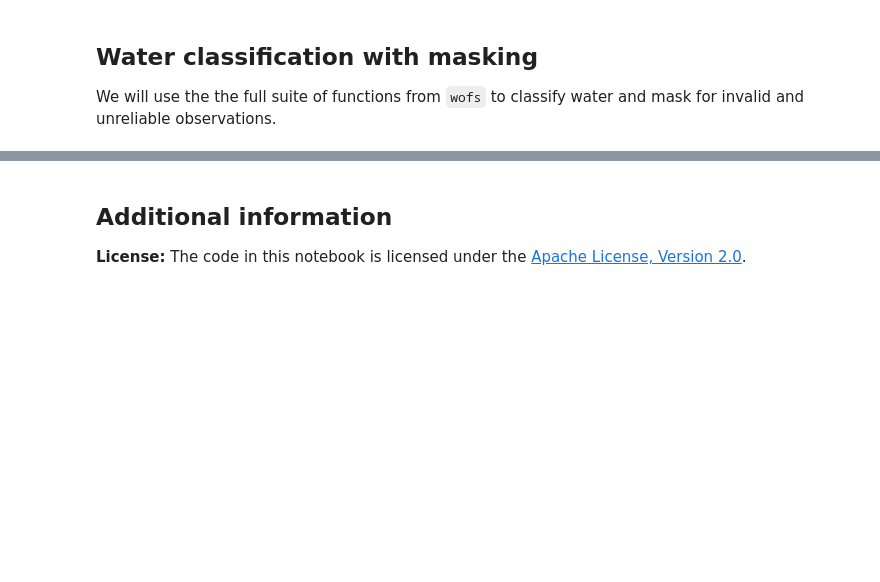
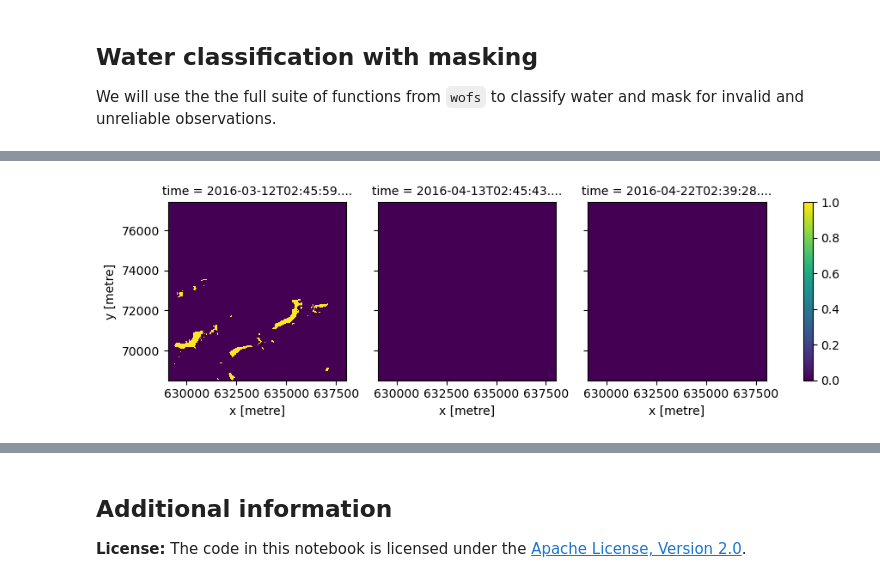
Before and after one commit to piksel-ina/sydney-workshop, a Jupyter notebook: wofs/WaterObservations_LS.ipynb, the cells around one changed output, grey strips where cells are left out. Saved outputs shown, nothing was run; the diff lists cells and outputs as text; code cells hidden in the pictures; blank space fills up the shorter version.

```diff
--- a/wofs/WaterObservations_LS.ipynb
+++ b/wofs/WaterObservations_LS.ipynb
@@ -194,0 +309,7 @@ wofs_masked = data.groupby("time").apply(ls_wofs)
+# %%
+# wet and clear
+wet = make_mask(wofs_masked, wet=True)
+# %%
+wet.isel(time=[0,1,2]).plot.imshow(col='time');
+# %% [output]
+[figure, added]
```
Also changed, not shown: parts of 22 cells of this notebook.
